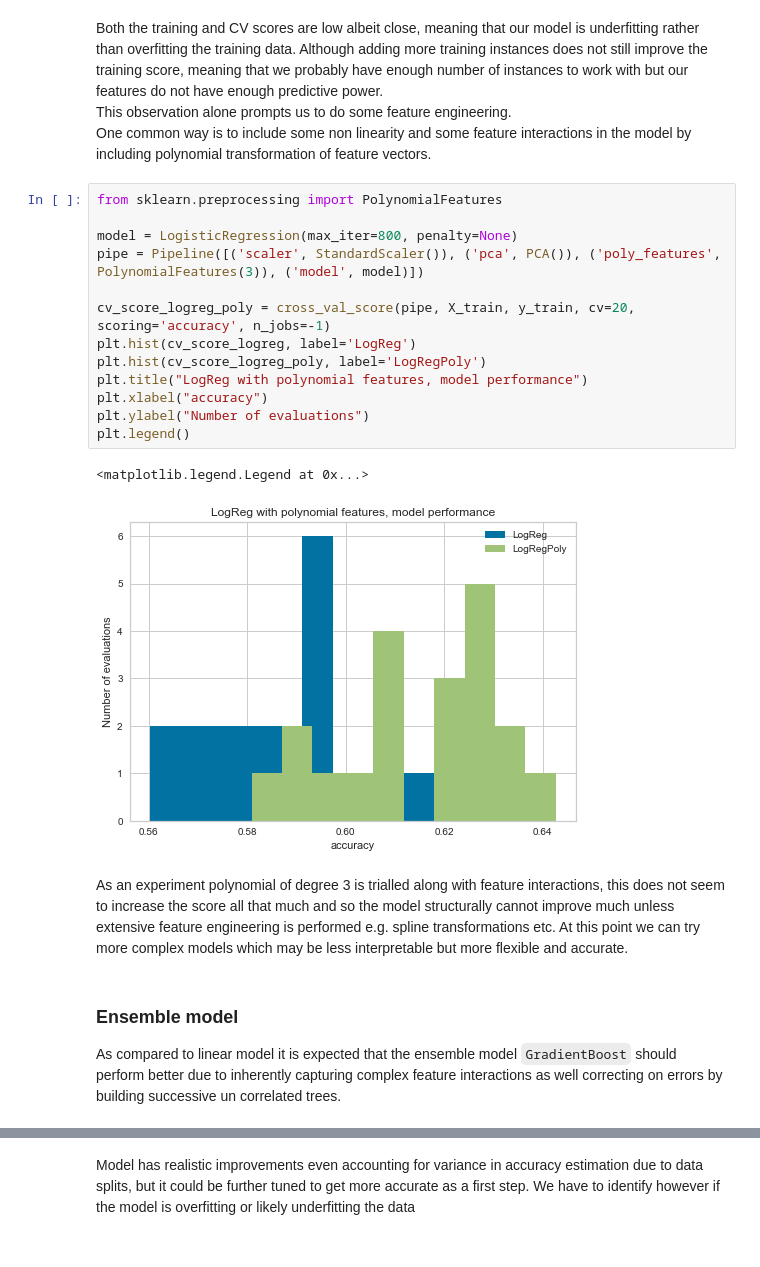
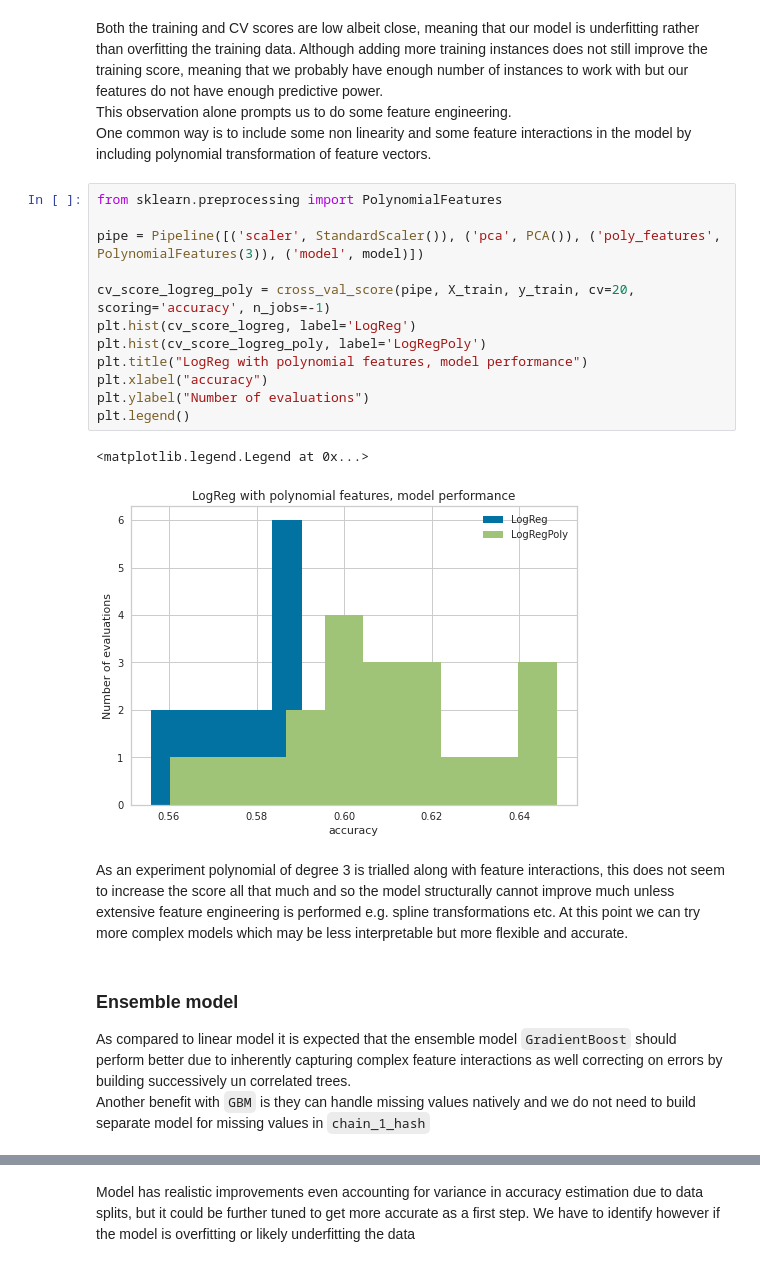
Before and after one commit to prteek/bedroom-prediction, a Jupyter notebook: data_analysis_and_modelling.ipynb, the cells around one changed output, grey strips where cells are left out. Cells and saved outputs as stored; diff of their text form.

Commit message:
bug fix in logistic regression and added recommendation towards the end

```diff
--- a/data_analysis_and_modelling.ipynb
+++ b/data_analysis_and_modelling.ipynb
@@ -297,25 +306,25 @@ One common way is to include some non linearity and some feature interactions in
 # %%
 from sklearn.preprocessing import PolynomialFeatures
 
-model = LogisticRegression(max_iter=800, penalty=None)
 pipe = Pipeline([('scaler', StandardScaler()), ('pca', PCA()), ('poly_features', PolynomialFeatures(3)), ('model', model)])
 
 cv_score_logreg_poly = cross_val_score(pipe, X_train, y_train, cv=20, scoring='accuracy', n_jobs=-1)
 plt.hist(cv_score_logreg, label='LogReg')
 plt.hist(cv_score_logreg_poly, label='LogRegPoly')
 plt.title("LogReg with polynomial features, model performance")
 plt.xlabel("accuracy")
 plt.ylabel("Number of evaluations")
 plt.legend()
 # %% [output]
 <matplotlib.legend.Legend at 0x...>
-[figure, old version]
+[figure, new version]
 # %% [markdown]
 As an experiment polynomial of degree 3 is trialled along with feature interactions, this does not seem to increase the score all that much and so the model structurally cannot improve much unless extensive feature engineering is performed e.g. spline transformations etc.
 At this point we can try more complex models which may be less interpretable but more flexible and accurate.
 # %% [markdown]
 ### Ensemble model
 
-As compared to linear model it is expected that the ensemble model `GradientBoost` should perform better due to inherently capturing complex feature interactions as well correcting on errors by building successive un correlated trees.
+As compared to linear model it is expected that the ensemble model `GradientBoost` should perform better due to inherently capturing complex feature interactions as well correcting on errors by building successively un correlated trees.
+Another benefit with `GBM` is they can handle missing values natively and we do not need to build separate model for missing values in `chain_1_hash`
 # %%
 from sklearn.ensemble import GradientBoostingClassifier
```
Also changed, not shown: parts of 19 cells of this notebook.
